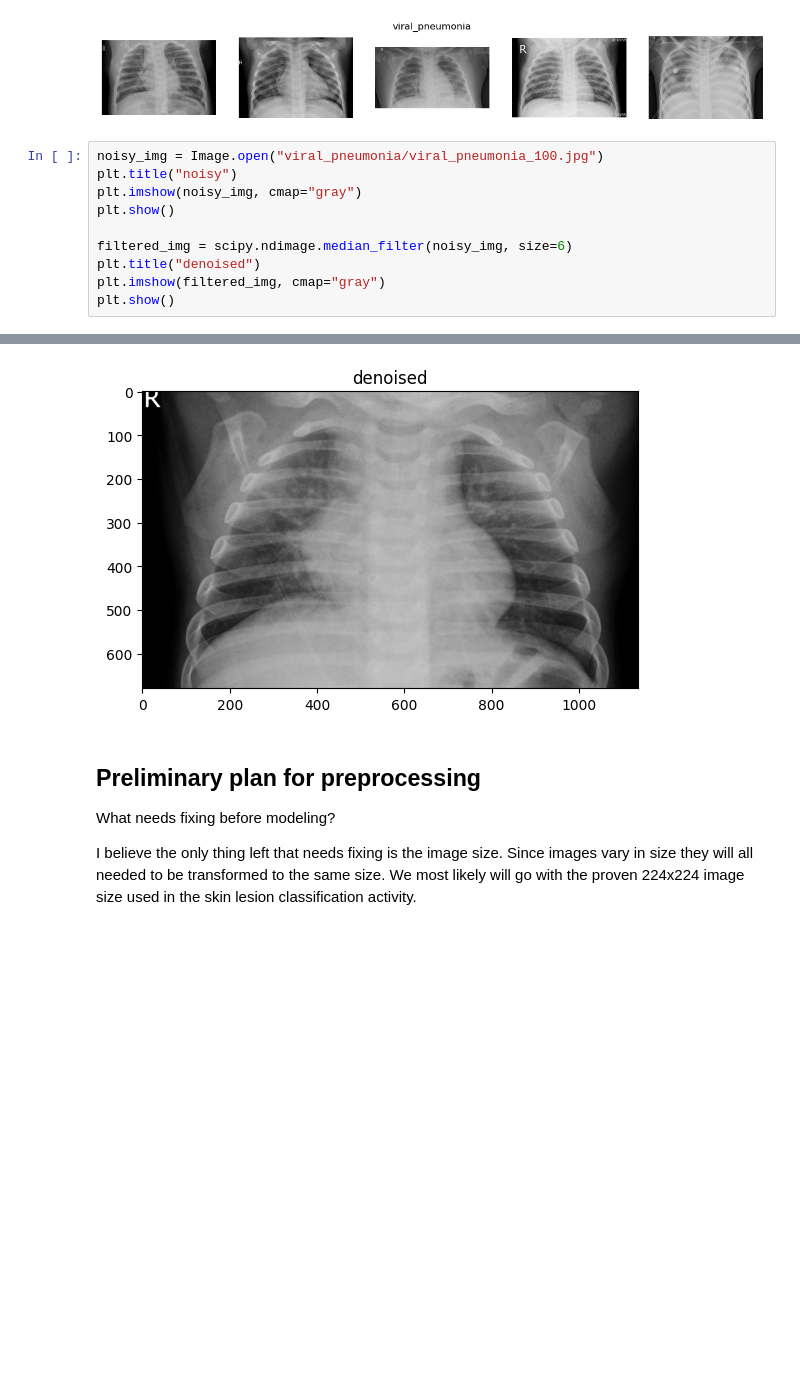
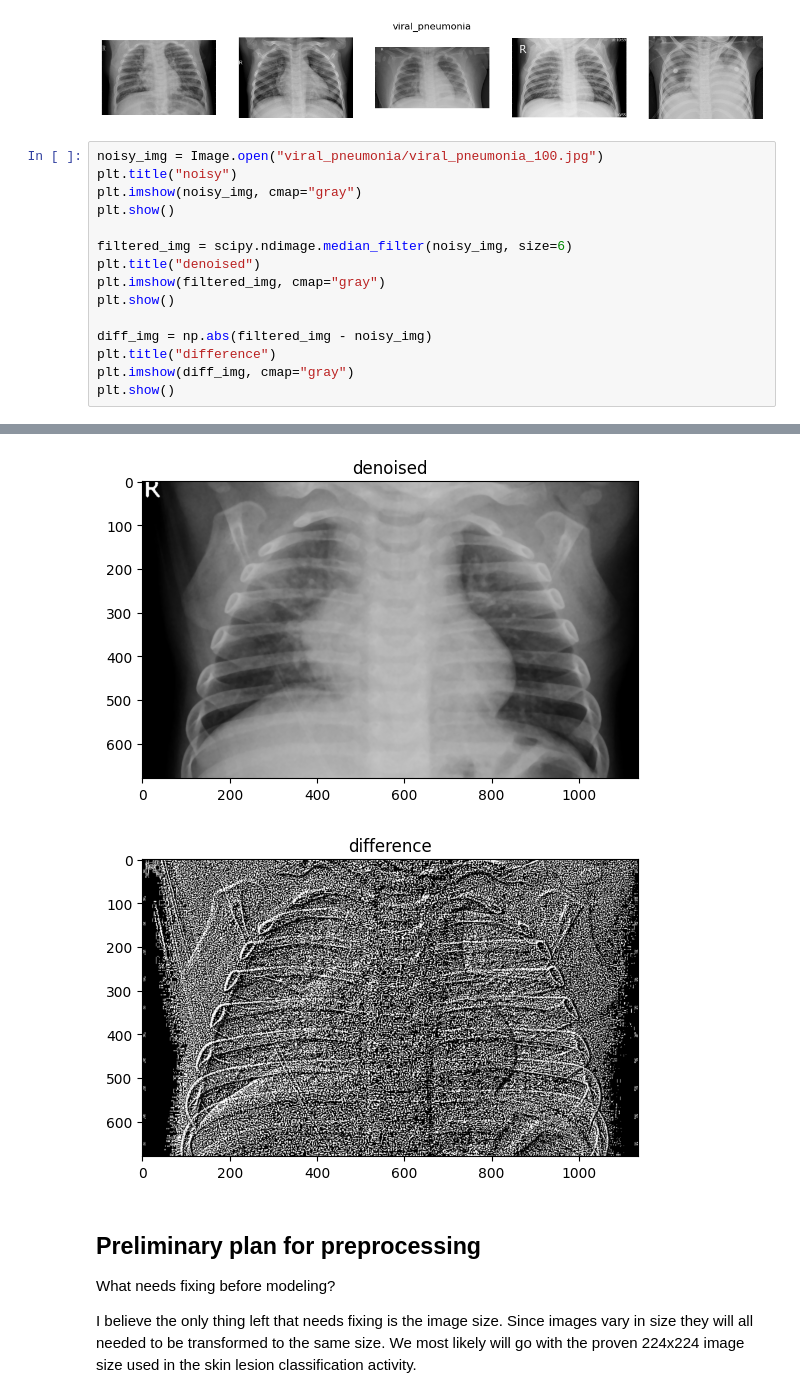
Before and after one commit to EthanPKittell/pneumonia_classification, a Jupyter notebook: PneumoniaClassification.ipynb, the cells around one changed output, grey strips where cells are left out. Drawn from its saved outputs; the diff is of its cells as text; blank space fills up the shorter version.

```diff
--- a/PneumoniaClassification.ipynb
+++ b/PneumoniaClassification.ipynb
@@ -278,16 +278,22 @@ for index, label in enumerate(classes):
 # %%
 noisy_img = Image.open("viral_pneumonia/viral_pneumonia_100.jpg")
 plt.title("noisy")
 plt.imshow(noisy_img, cmap="gray")
 plt.show()
 
 filtered_img = scipy.ndimage.median_filter(noisy_img, size=6)
 plt.title("denoised")
 plt.imshow(filtered_img, cmap="gray")
 plt.show()
+
+diff_img = np.abs(filtered_img - noisy_img)
+plt.title("difference")
+plt.imshow(diff_img, cmap="gray")
+plt.show()
 # %% [output]
 [figure]
 [figure]
+[figure, added]
 # %% [markdown]
 ## Preliminary plan for preprocessing
 What needs fixing before modeling?
```
